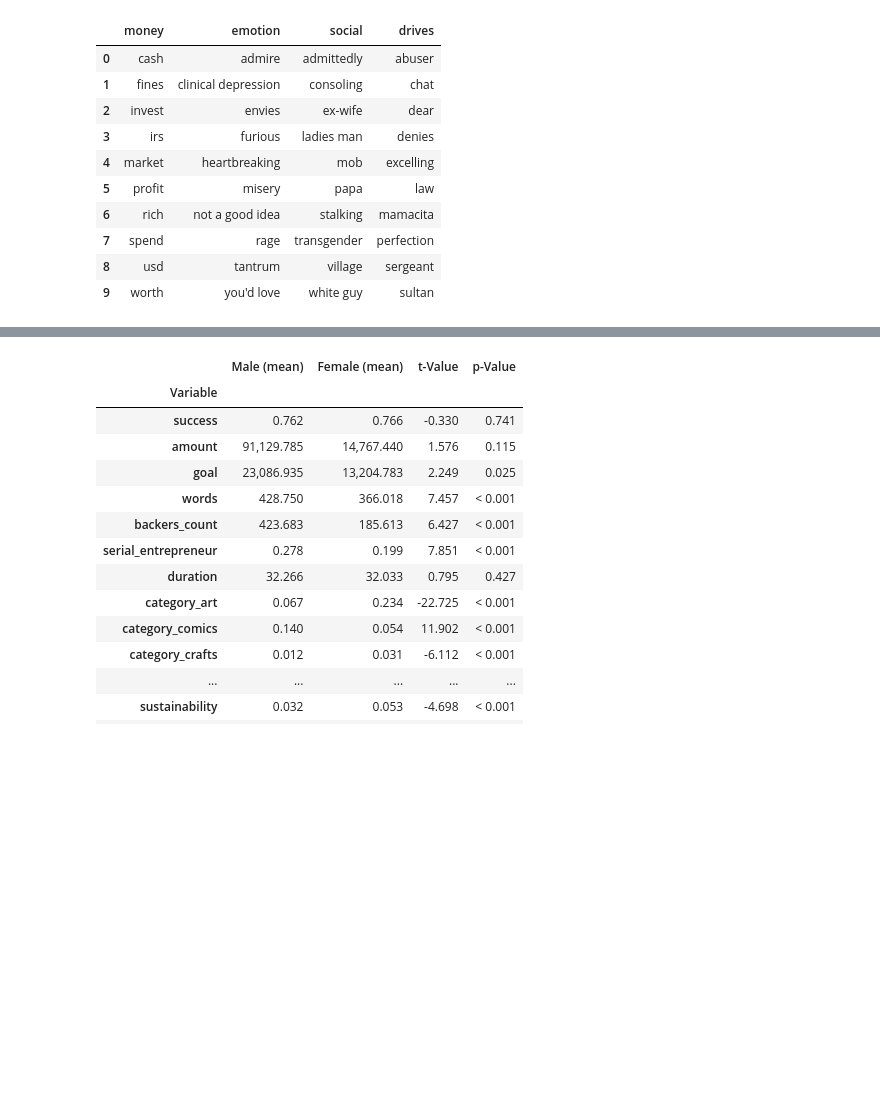
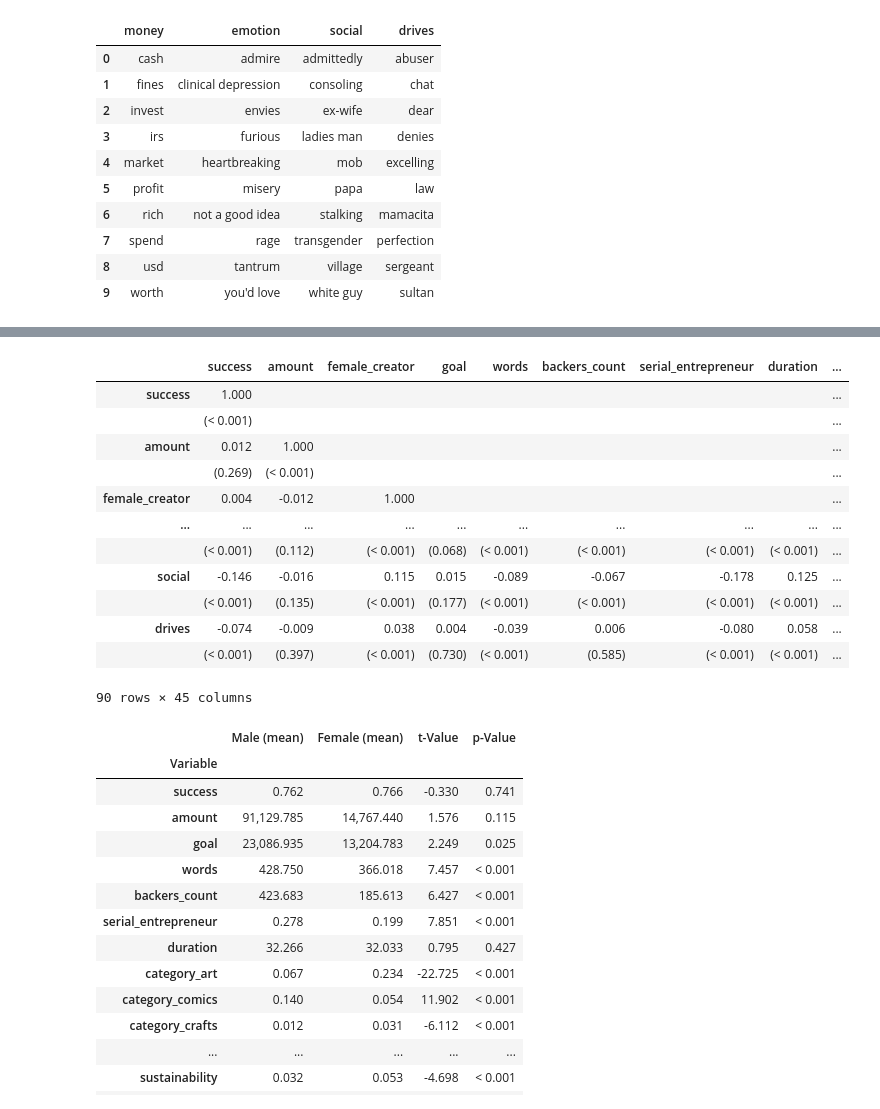
Before and after one commit to MaxPersoon/KickstarterScraper, a Jupyter notebook: dataProcessing.ipynb, the cells around one changed output, grey strips where cells are left out. Cells and saved outputs as stored; diff of their text form; code cells hidden in the pictures; blank space fills up the shorter version.

```diff
--- a/dataProcessing.ipynb
+++ b/dataProcessing.ipynb
@@ -84,14 +120,14 @@ maxima = []
 SDs = []
 
 for variable in data.columns.tolist():
-    variableData = data[variable]
-    if is_numeric_dtype(variableData):
+    varData = data[variable]
+    if is_numeric_dtype(varData):
         numVars.append(variable)
-        means.append(np.mean(variableData))
-        medians.append(np.median(variableData))
-        minima.append(np.min(variableData))
-        maxima.append(np.max(variableData))
-        SDs.append(np.std(variableData))
+        means.append(np.mean(varData))
+        medians.append(np.median(varData))
+        minima.append(np.min(varData))
+        maxima.append(np.max(varData))
+        SDs.append(np.std(varData))
 
 table3 = {"Variable": numVars, "Mean": means, "Median": medians, "Minimum": minima, "Maximum": maxima, "SD": SDs}
 table3 = pd.DataFrame.from_dict(table3)
@@ -286,2 +288,48 @@ table6
+# %%
+# Table 6
+index = []
+for variable in numVars:
+    index.append(variable)
+    index.append('')
+table6 = pd.DataFrame(index=index, columns=numVars)
+
+noVars = len(numVars)
+for i in range(noVars):
+    rValues = []
+    pValues = []
+
+    var1Data = data[numVars[i]]
+    for j in range(i + 1):
+        rValue, pValue = st.pearsonr(var1Data, data[numVars[j]])
+        rValues.append(rValue)
+        if pValue < 0.001:
+            pValue = '< 0.001'
+        else:
+            pValue = '{:.3f}'.format(pValue)
+        pValues.append('(%s)' % pValue)
+
+    for j in range(i + 1, noVars):
+        rValues.append('')
+        pValues.append('')
+
+    table6.iloc[2*i] = rValues
+    table6.iloc[2*i + 1] = pValues
+
+table6.to_csv('Tables/correlation matrix.csv')
+table6
+# %% [output]
+|  | success | amount | female_creator | goal | words | backers_count | serial_entrepreneur | duration | ... |
+| success | 1.000 |  |  |  |  |  |  |  | ... |
+|  | (< 0.001) |  |  |  |  |  |  |  | ... |
+| amount | 0.012 | 1.000 |  |  |  |  |  |  | ... |
+|  | (0.269) | (< 0.001) |  |  |  |  |  |  | ... |
+| female_creator | 0.004 | -0.012 | 1.000 |  |  |  |  |  | ... |
+| ... | ... | ... | ... | ... | ... | ... | ... | ... | ... |
+|  | (< 0.001) | (0.112) | (< 0.001) | (0.068) | (< 0.001) | (< 0.001) | (< 0.001) | (< 0.001) | ... |
+| social | -0.146 | -0.016 | 0.115 | 0.015 | -0.089 | -0.067 | -0.178 | 0.125 | ... |
+|  | (< 0.001) | (0.135) | (< 0.001) | (0.177) | (< 0.001) | (< 0.001) | (< 0.001) | (< 0.001) | ... |
+| drives | -0.074 | -0.009 | 0.038 | 0.004 | -0.039 | 0.006 | -0.080 | 0.058 | ... |
+|  | (< 0.001) | (0.397) | (< 0.001) | (0.730) | (< 0.001) | (0.585) | (< 0.001) | (< 0.001) | ... |
+90 rows × 45 columns
 # %%
 # Table 7
```
Also changed, not shown: parts of 11 cells of this notebook, 8 other files.
